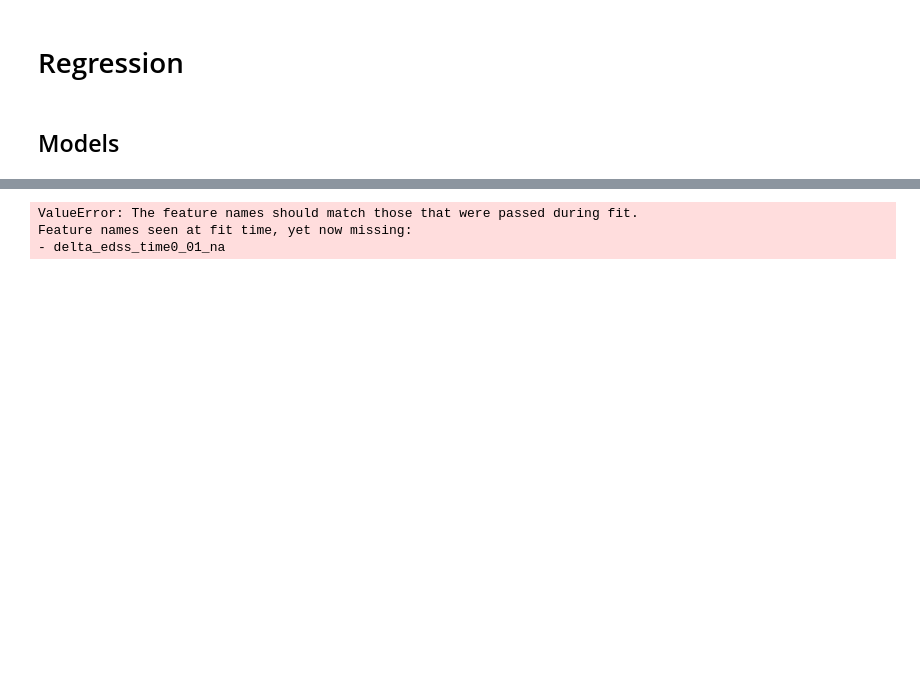
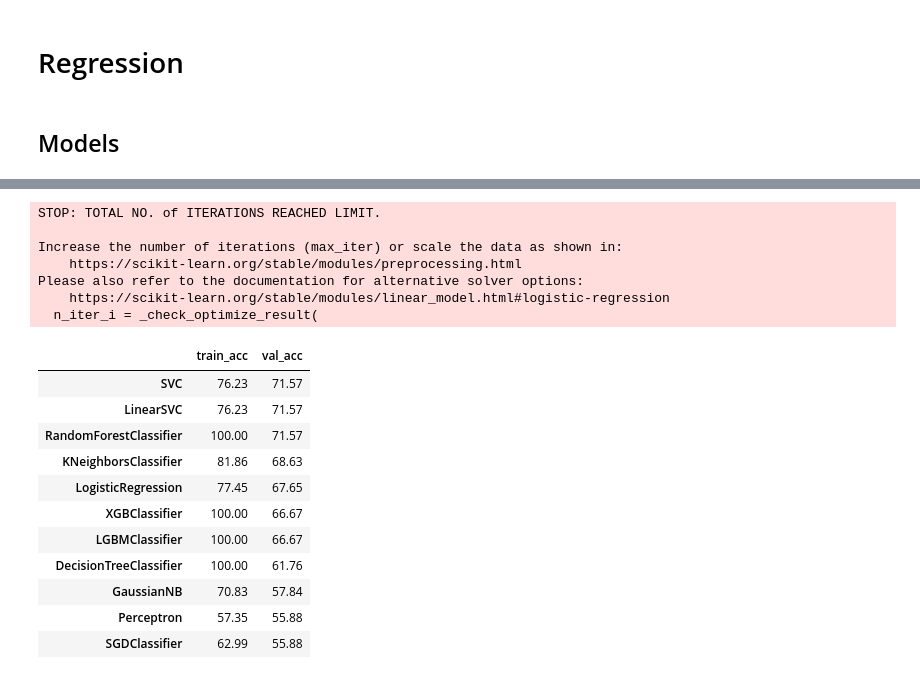
Before and after one commit to Silvador386/IDPP2023, a Jupyter notebook: code/idppclef_lookout.ipynb, the cells around one changed output, grey strips where cells are left out. Cells and saved outputs as stored; diff of their text form; code cells hidden in the pictures; blank space fills up the shorter version.

Commit message:
Updated preprocessing functions.

```diff
--- a/code/idppclef_lookout.ipynb
+++ b/code/idppclef_lookout.ipynb
@@ -293,7 +293,7 @@ cont_names = [*cols_typed["int32"], *cols_typed["int64"], *cols_typed["float64"]
 
 splits = RandomSplitter(valid_pct=0.2)(range_of(df))
 
-to = TabularPandas(df, procs=[Categorify, FillMissing,Normalize],
+to = TabularPandas(df, procs=[Categorify, FillMissing],
                    cat_names = cat_names,
                    cont_names = cont_names,
                    y_names='outcome_occurred',
@@ -516,35 +523,51 @@ cols_typed = {"bool": ['ms_in_pediatric_age', 'spinal_cord_symptom', 'brainstem_
      "int64": ['age_at_onset', 'time_since_onset'],
      "float64": ['diagnostic_delay', 'delta_relapse_time0_01', 'delta_relapse_time0_02', 'delta_observation_time0_01', 'delta_observation_time0_02', 'number_of_lesions_T1_gadolinium_01', 'number_of_lesions_T1_gadolinium_02', 'number_of_lesions_T1_gadolinium_03', 'number_of_lesions_T1_gadolinium_04', 'number_of_lesions_T1_gadolinium_05', 'number_of_new_or_enlarged_lesions_T2_01', 'number_of_new_or_enlarged_lesions_T2_02', 'number_of_new_or_enlarged_lesions_T2_03', 'number_of_new_or_enlarged_lesions_T2_04', 'delta_mri_time0_01', 'delta_mri_time0_02', 'delta_mri_time0_03', 'delta_mri_time0_04', 'delta_mri_time0_05', 'delta_evoked_potential_time0_01', 'delta_evoked_potential_time0_02', 'delta_evoked_potential_time0_03', 'delta_evoked_potential_time0_04', 'delta_evoked_potential_time0_05', 'delta_evoked_potential_time0_06', 'delta_evoked_potential_time0_07', 'delta_evoked_potential_time0_08', 'edss_as_evaluated_by_clinician_01', 'edss_as_evaluated_by_clinician_02', 'edss_as_evaluated_by_clinician_03', 'edss_as_evaluated_by_clinician_04', 'edss_as_evaluated_by_clinician_05', 'edss_as_evaluated_by_clinician_06', 'edss_as_evaluated_by_clinician_07', 'edss_as_evaluated_by_clinician_08', 'edss_as_evaluated_by_clinician_09', 'edss_as_evaluated_by_clinician_10', 'delta_edss_time0_01', 'delta_edss_time0_02', 'delta_edss_time0_03', 'delta_edss_time0_04', 'delta_edss_time0_05', 'delta_edss_time0_06', 'delta_edss_time0_07', 'delta_edss_time0_08', 'delta_edss_time0_09'],
      "object": [ 'sex', 'residence_classification', 'ethnicity', 'other_symptoms', 'centre', 'multiple_sclerosis_type_01', 'multiple_sclerosis_type_02', 'mri_area_label_01', 'mri_area_label_02', 'mri_area_label_03', 'mri_area_label_04', 'mri_area_label_05', 'lesions_T1_01', 'lesions_T1_02', 'lesions_T1_gadolinium_01', 'lesions_T1_gadolinium_02', 'new_or_enlarged_lesions_T2_01', 'new_or_enlarged_lesions_T2_02', 'new_or_enlarged_lesions_T2_03', 'new_or_enlarged_lesions_T2_04', 'lesions_T2_01', 'lesions_T2_02', 'number_of_total_lesions_T2_01', 'number_of_total_lesions_T2_02', 'altered_potential_01', 'altered_potential_02', 'altered_potential_03', 'altered_potential_04', 'altered_potential_05', 'altered_potential_06', 'altered_potential_07', 'altered_potential_08', 'potential_value_01', 'potential_value_02', 'potential_value_03', 'potential_value_04', 'potential_value_05', 'potential_value_06', 'potential_value_07', 'potential_value_08', 'location_01', 'location_02', 'location_03', 'location_04', 'location_05', 'location_06', 'location_07', 'location_08']}
 
 cat_names = [*cols_typed["bool"], *cols_typed["object"]]
 cont_names = [*cols_typed["int32"], *cols_typed["int64"], *cols_typed["float64"]]
 
 splits = RandomSplitter(valid_pct=0.2)(range_of(df))
 
-to = TabularPandas(df, procs=[Categorify, FillMissing,Normalize],
+to = TabularPandas(df, procs=[Categorify, FillMissing],
                    cat_names = cat_names,
                    cont_names = cont_names,
                    y_names='outcome_occurred',
                    splits=splits)
 
 X_train, y_train = to.train.xs, to.train.ys.values.ravel()
 X_valid, y_valid = to.valid.xs, to.valid.ys.values.ravel()
 
 
 accuracies = {}
 
 for model in models:
-    # model.fit(X_train, y_train)
+    model.fit(X_train, y_train)
     train_acc = round(model.score(X_train, y_train) * 100, 2)
 
     val_acc = round(model.score(X_valid, y_valid) * 100, 2)
     accuracies[model.__class__.__name__] = {"train_acc": train_acc, "val_acc": val_acc}
 
 
 acc_df = pd.DataFrame(accuracies).transpose().sort_values("val_acc", ascending=False)
 acc_df
 # %% [output]
-ValueError: The feature names should match those that were passed during fit.
-Feature names seen at fit time, yet now missing:
-- delta_edss_time0_01_na
+STOP: TOTAL NO. of ITERATIONS REACHED LIMIT.
+
+Increase the number of iterations (max_iter) or scale the data as shown in:
+    https://scikit-learn.org/stable/modules/preprocessing.html
+Please also refer to the documentation for alternative solver options:
+    https://scikit-learn.org/stable/modules/linear_model.html#logistic-regression
+  n_iter_i = _check_optimize_result(
+|  | train_acc | val_acc |
+| SVC | 76.23 | 71.57 |
+| LinearSVC | 76.23 | 71.57 |
+| RandomForestClassifier | 100.00 | 71.57 |
+| KNeighborsClassifier | 81.86 | 68.63 |
+| LogisticRegression | 77.45 | 67.65 |
+| XGBClassifier | 100.00 | 66.67 |
+| LGBMClassifier | 100.00 | 66.67 |
+| DecisionTreeClassifier | 100.00 | 61.76 |
+| GaussianNB | 70.83 | 57.84 |
+| Perceptron | 57.35 | 55.88 |
+| SGDClassifier | 62.99 | 55.88 |
```
Also changed, not shown: parts of 5 cells of this notebook, 2 other files.
